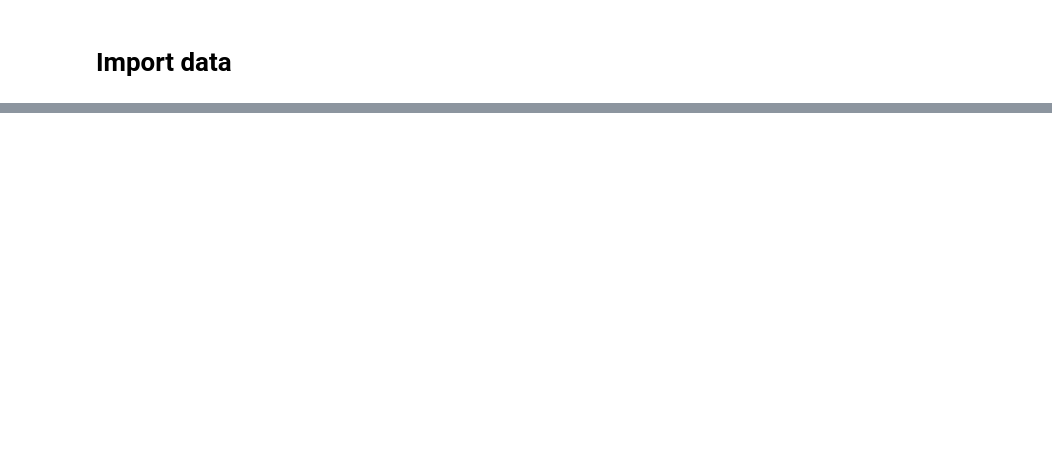
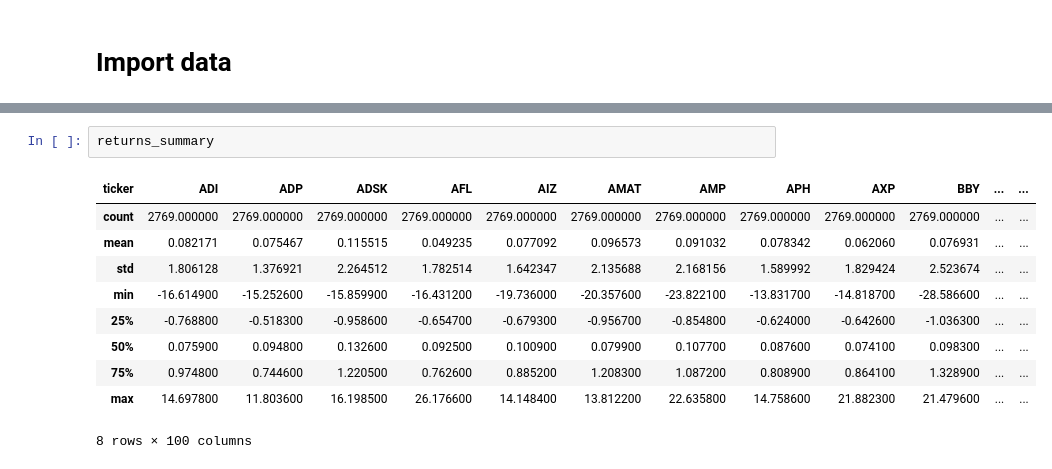
Before and after one commit to talhajamal11/BigData1Project, a Jupyter notebook: src/TalhaJamal/testing.ipynb, the cells around one changed output, grey strips where cells are left out. Saved outputs shown, nothing was run; the diff lists cells and outputs as text; blank space fills up the shorter version.

```diff
--- a/src/TalhaJamal/testing.ipynb
+++ b/src/TalhaJamal/testing.ipynb
@@ -23,0 +87,13 @@ tickers = prices.columns
+# %%
+returns_summary
+# %% [output]
+| ticker | ADI | ADP | ADSK | AFL | AIZ | AMAT | AMP | APH | AXP | BBY | ... | ... |
+| count | 2769.000000 | 2769.000000 | 2769.000000 | 2769.000000 | 2769.000000 | 2769.000000 | 2769.000000 | 2769.000000 | 2769.000000 | 2769.000000 | ... | ... |
+| mean | 0.082171 | 0.075467 | 0.115515 | 0.049235 | 0.077092 | 0.096573 | 0.091032 | 0.078342 | 0.062060 | 0.076931 | ... | ... |
+| std | 1.806128 | 1.376921 | 2.264512 | 1.782514 | 1.642347 | 2.135688 | 2.168156 | 1.589992 | 1.829424 | 2.523674 | ... | ... |
+| min | -16.614900 | -15.252600 | -15.859900 | -16.431200 | -19.736000 | -20.357600 | -23.822100 | -13.831700 | -14.818700 | -28.586600 | ... | ... |
+| 25% | -0.768800 | -0.518300 | -0.958600 | -0.654700 | -0.679300 | -0.956700 | -0.854800 | -0.624000 | -0.642600 | -1.036300 | ... | ... |
+| 50% | 0.075900 | 0.094800 | 0.132600 | 0.092500 | 0.100900 | 0.079900 | 0.107700 | 0.087600 | 0.074100 | 0.098300 | ... | ... |
+| 75% | 0.974800 | 0.744600 | 1.220500 | 0.762600 | 0.885200 | 1.208300 | 1.087200 | 0.808900 | 0.864100 | 1.328900 | ... | ... |
+| max | 14.697800 | 11.803600 | 16.198500 | 26.176600 | 14.148400 | 13.812200 | 22.635800 | 14.758600 | 21.882300 | 21.479600 | ... | ... |
+8 rows × 100 columns
```
Also changed, not shown: parts of 12 cells of this notebook, 1 other file.
